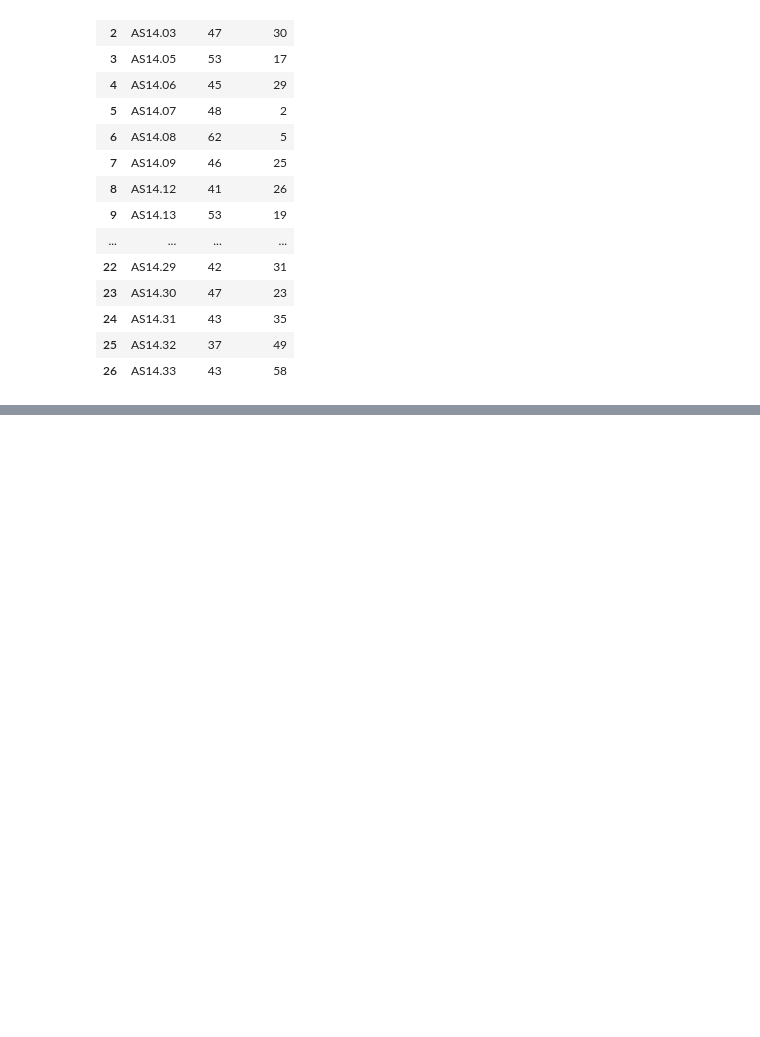
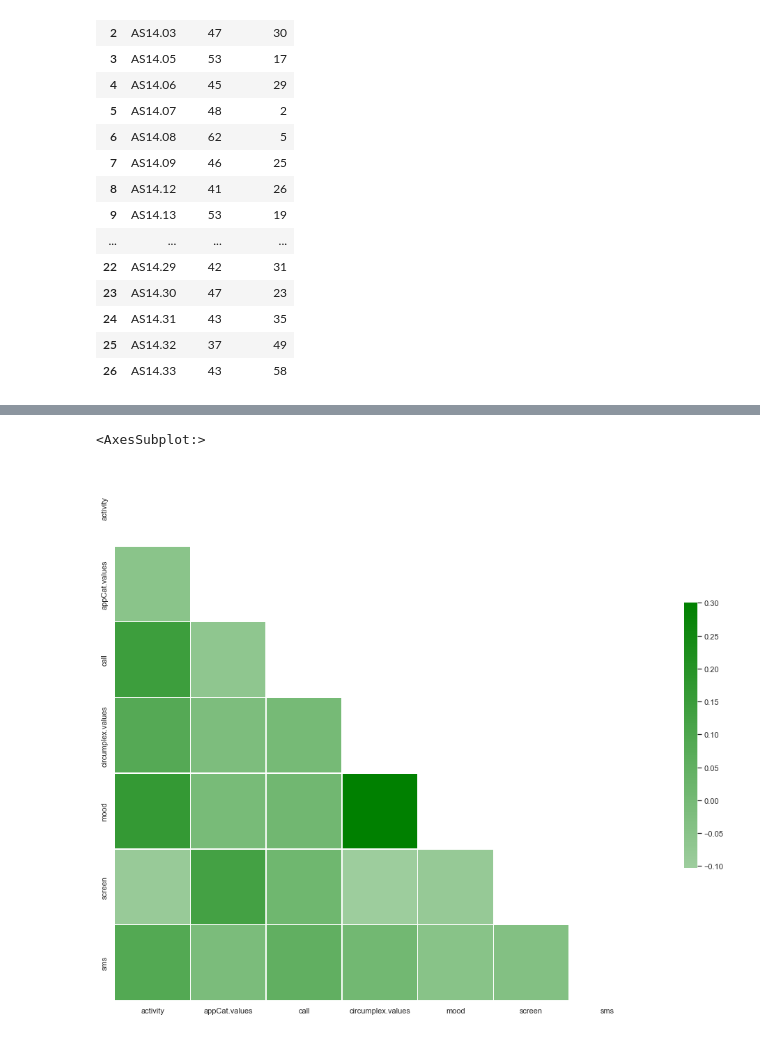
Before and after one commit to 10755373/vu_dmt, a Jupyter notebook: assignment1.ipynb, the cells around one changed output, grey strips where cells are left out. Cells and saved outputs as stored; diff of their text form; code cells hidden in the pictures; blank space fills up the shorter version.

Commit message:
made a correlation matrix

```diff
--- a/assignment1.ipynb
+++ b/assignment1.ipynb
@@ -251,0 +261,30 @@ plt.xticks(rotation=45)
+# %%
+import numpy as np
+import pandas as pd
+import seaborn as sns
+import matplotlib.pyplot as plt
+
+sns.set(style="white")
+
+# set NaN values for columns sms and call to 0
+organised_sdf[['sms', 'call']] = organised_sdf[['sms', 'call']].fillna(value=0)
+
+# Compute the correlation matrix
+corr = organised_sdf.corr()
+
+# Generate a mask for the upper triangle
+mask = np.triu(np.ones_like(corr, dtype=bool))
+
+# Set up the matplotlib figure
+f, ax = plt.subplots(figsize=(20,14))
+
+# Generate a custom diverging colormap
+# cmap = sns.palplot(sns.light_palette((210, 90, 60), input="husl"))
+cmap = sns.light_palette("green", as_cmap=True)
+
+# Draw the heatmap with the mask and correct aspect ratio
+sns.heatmap(corr, mask=mask, cmap=cmap, vmax=.3, center=0,
+            square=True, linewidths=.5, cbar_kws={"shrink": .5})
+# %% [output]
+<AxesSubplot:>
+[figure, added]
```
Also changed, not shown: parts of 1 cell of this notebook.
